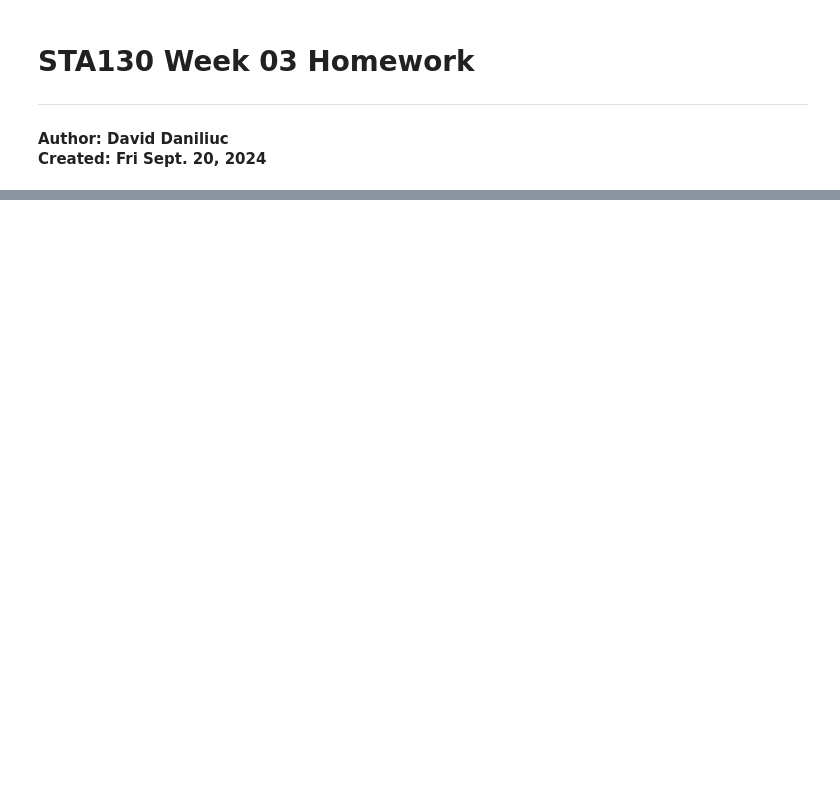
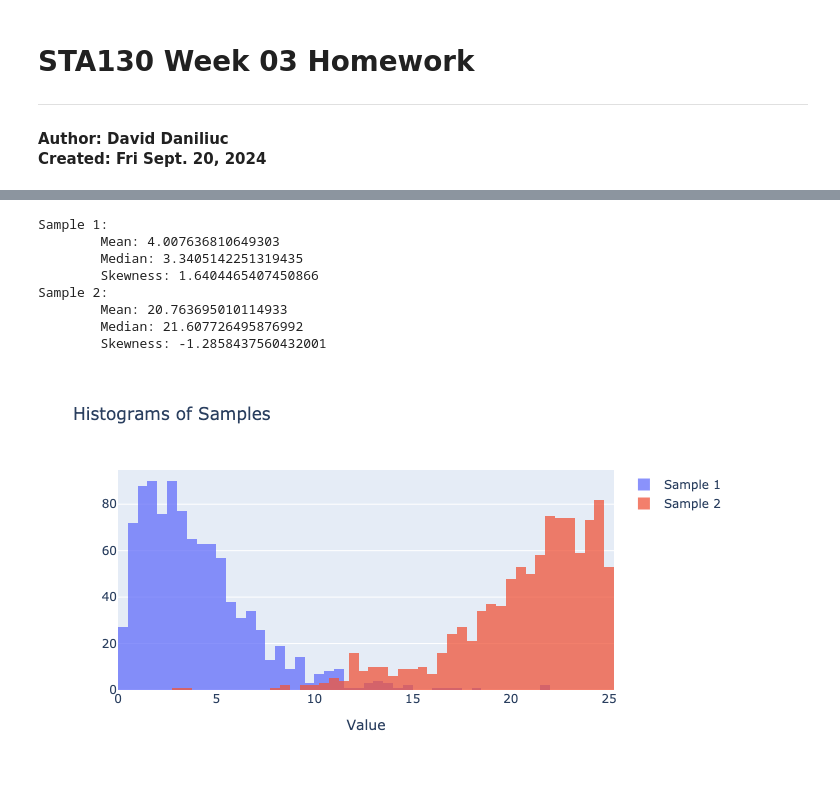
Before and after one commit to vicdenz/sta130-uoft, a Jupyter notebook: homework/week03/hw03.ipynb, the cells around one changed output, grey strips where cells are left out. Drawn from its saved outputs; the diff is of its cells as text; code cells hidden in the pictures; blank space fills up the shorter version.

```diff
--- a/homework/week03/hw03.ipynb
+++ b/homework/week03/hw03.ipynb
@@ -117,0 +174,49 @@ I have been using the *wiki-textbook* and ChatGPT to review material taught in l
+# %%
+from scipy import stats
+import pandas as pd
+import plotly.graph_objects as go
+import numpy as np
+
+# Generate samples
+sample1 = stats.gamma(a=2, scale=2).rvs(size=1000)
+sample2 = stats.beta(a=5, b=1).rvs(size=1000) * 25
+
+# Calculate statistics
+stats_list = []
+for sample in [sample1, sample2]:
+    mean_value = sample.mean()
+    median_value = np.quantile(sample, [0.5])[0]
+    skewness_value = stats.skew(sample)
+    stats_list.append((mean_value, median_value, skewness_value))
+
+# Create histograms
+fig = go.Figure()
+
+# Add histograms to the figure without titles but with legend
+fig.add_trace(go.Histogram(x=sample1, name='Sample 1', opacity=0.75))  # Empty name for Sample 1
+fig.add_trace(go.Histogram(x=sample2, name='Sample 2', opacity=0.75))  # Empty name for Sample 2
+
+# Create layout
+fig.update_layout(
+    barmode='overlay',
+    title_text='Histograms of Samples',
+    xaxis=dict(title='Value'),
+    height=400
+)
+
+# Display statistics
+for i, (mean, median, skew) in enumerate(stats_list):
+    print(f"Sample {i+1}:\n\tMean: {mean}\n\tMedian: {median}\n\tSkewness: {skew}")
+
+# Show combined figure
+fig.show(renderer="png")
+# %% [output]
+Sample 1:
+        Mean: 4.007636810649303
+        Median: 3.3405142251319435
+        Skewness: 1.6404465407450866
+Sample 2:
+        Mean: 20.763695010114933
+        Median: 21.607726495876992
+        Skewness: -1.2858437560432001
+[figure, added]
```
Also changed, not shown: parts of 44 cells of this notebook, 5 other files.
